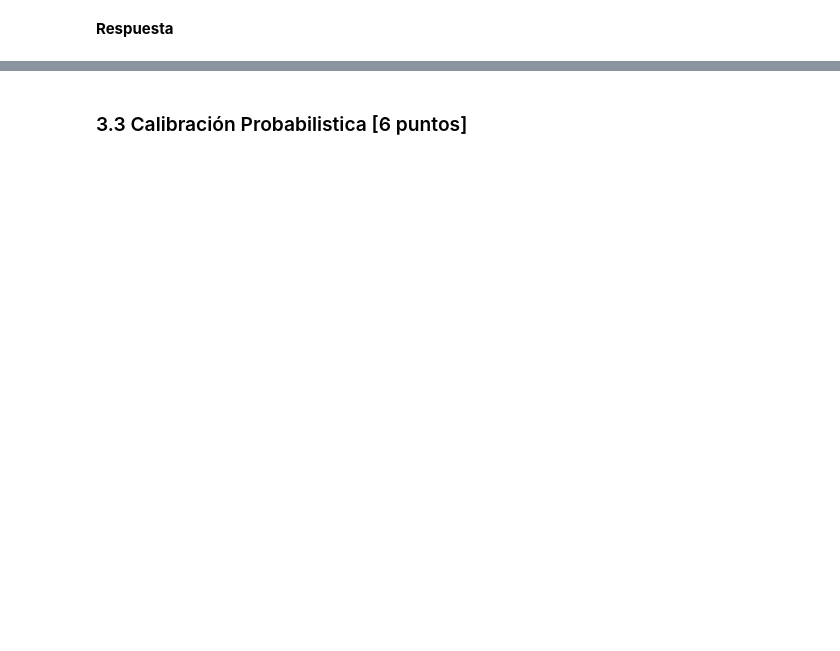
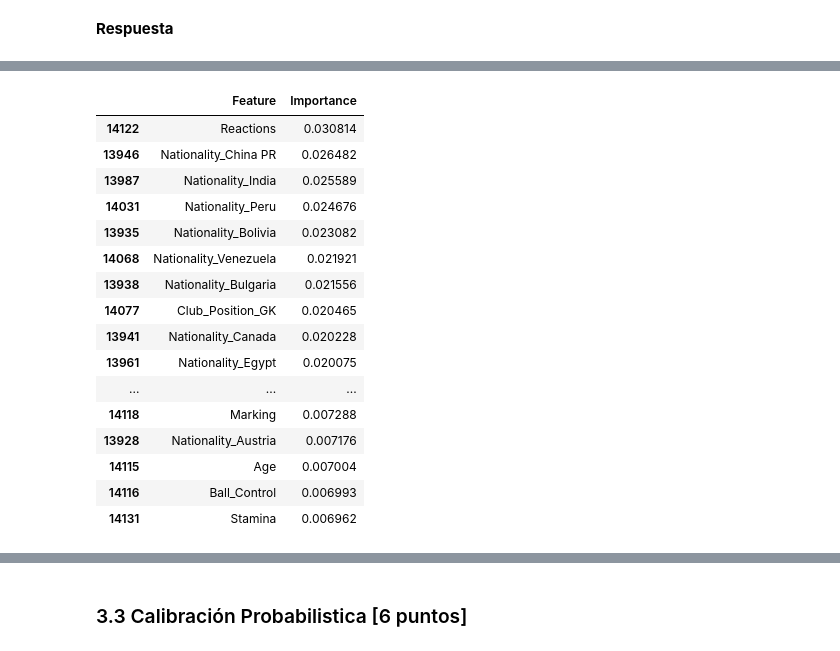
Before and after one commit to melaniejalea/Laboratorios-MDS7202, a Jupyter notebook: Laboratorio 7/Lab7.ipynb, the cells around one changed output, grey strips where cells are left out. Saved outputs shown, nothing was run; the diff lists cells and outputs as text; code cells hidden in the pictures; blank space fills up the shorter version.

```diff
--- a/Laboratorio 7/Lab7.ipynb
+++ b/Laboratorio 7/Lab7.ipynb
@@ -679,0 +772,31 @@ Notar que con esta metodologia buscamos encontrar un punto entermedio entre núm
+# %%
+# Punto 2
+classifier = xgboost_trained.named_steps['classifier']
+important_features = classifier.feature_importances_
+onehotencoder = col_transformer.named_transformers_['OneHotEncoder']
+ohe_features = onehotencoder.get_feature_names_out(batch_1) #obtenemos las columnas codificadas por one hot encoder
+all_features = np.hstack([ohe_features, batch_2, batch_3]) #concatenamos las columnas codificadas con las columnas numéricas
+feature_importance_df = pd.DataFrame({
+    'Feature': all_features,
+    'Importance': important_features})
+# %%
+feature_importance_df = feature_importance_df.sort_values(by='Importance', ascending=False) #ordenamos por importancia y sorteamos de mayor a menor
+feature_importance_df.head(50)
+# %% [output]
+|  | Feature | Importance |
+| 14122 | Reactions | 0.030814 |
+| 13946 | Nationality_China PR | 0.026482 |
+| 13987 | Nationality_India | 0.025589 |
+| 14031 | Nationality_Peru | 0.024676 |
+| 13935 | Nationality_Bolivia | 0.023082 |
+| 14068 | Nationality_Venezuela | 0.021921 |
+| 13938 | Nationality_Bulgaria | 0.021556 |
+| 14077 | Club_Position_GK | 0.020465 |
+| 13941 | Nationality_Canada | 0.020228 |
+| 13961 | Nationality_Egypt | 0.020075 |
+| ... | ... | ... |
+| 14118 | Marking | 0.007288 |
+| 13928 | Nationality_Austria | 0.007176 |
+| 14115 | Age | 0.007004 |
+| 14116 | Ball_Control | 0.006993 |
+| 14131 | Stamina | 0.006962 |
```
Also changed, not shown: parts of 31 cells of this notebook.
